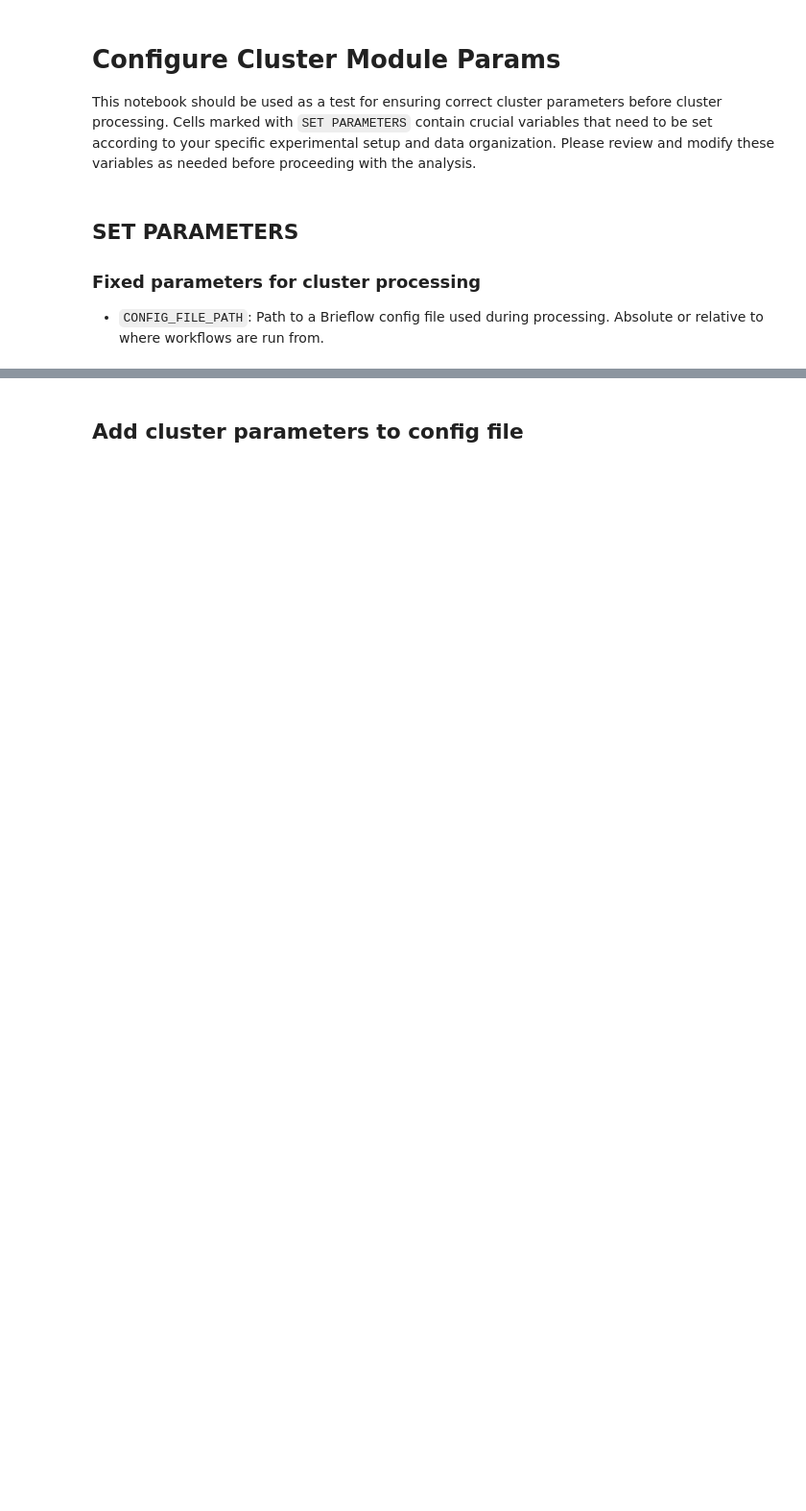
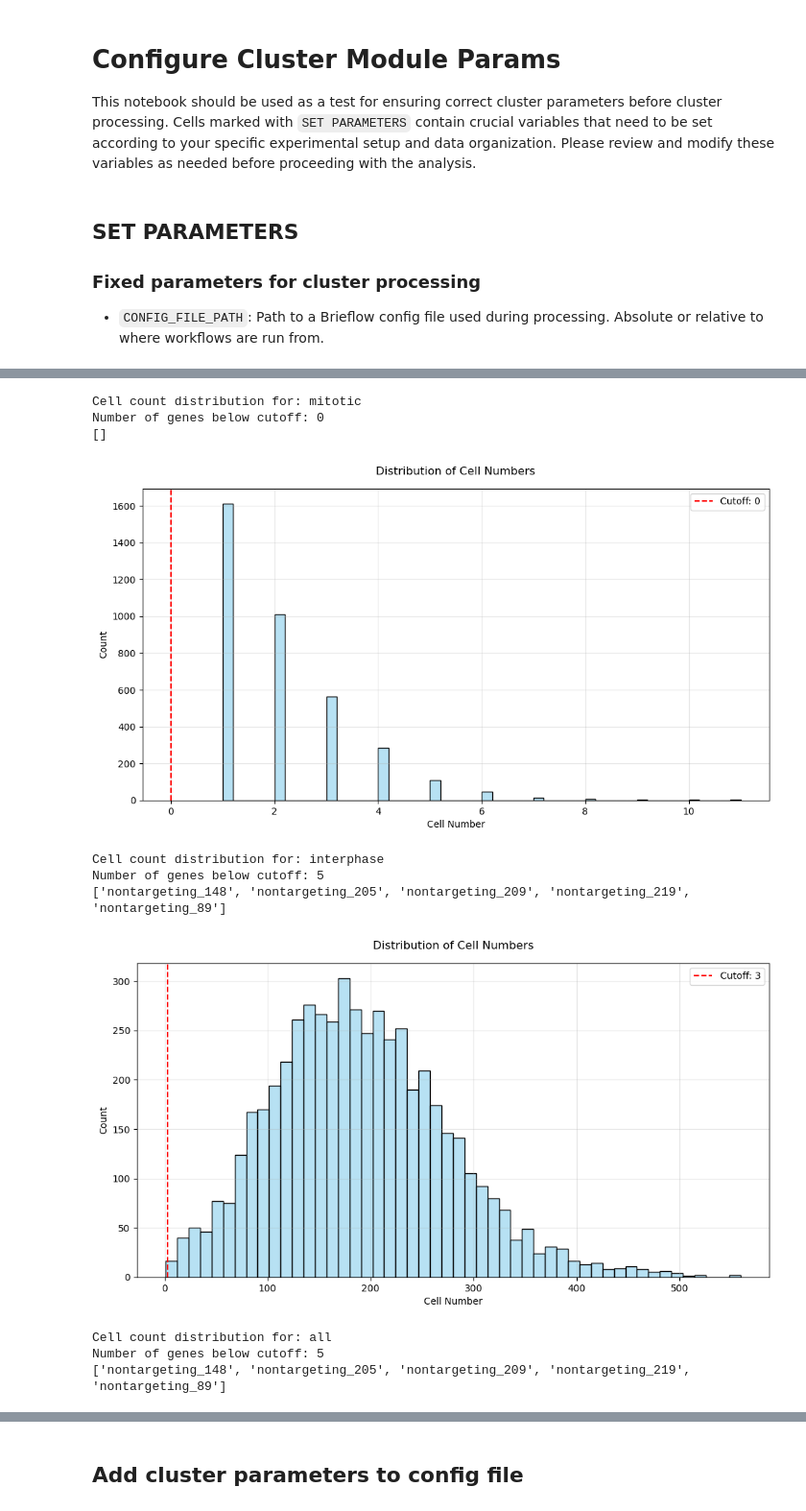
Before and after one commit to cheeseman-lab/brieflow, a Jupyter notebook: example_analysis/9.configure_cluster_params.ipynb, the cells around one changed output, grey strips where cells are left out. Shown at 96% size. Drawn from its saved outputs; the diff is of its cells as text; code cells hidden in the pictures; blank space fills up the shorter version.

```diff
--- a/example_analysis/9.configure_cluster_params.ipynb
+++ b/example_analysis/9.configure_cluster_params.ipynb
@@ -26,0 +63,25 @@ with open(CONFIG_FILE_PATH, "r") as config_file:
+# %%
+for dataset_type, min_cell_cutoff in MIN_CELL_CUTOFFS.items():
+    # load and clean relevant dataset
+    gene_data_fp = (
+        ROOT_FP / "aggregate_process" / "tsvs" / f"{dataset_type}_gene_data.tsv"
+    )
+    gene_data = pd.read_csv(gene_data_fp, sep="\t")
+    cleaned_data = clean_and_validate(gene_data)
+
+    # show cell count distribution
+    print(f"Cell count distribution for: {dataset_type}")
+    plot_cell_histogram(cleaned_data, min_cell_cutoff)
+    plt.show()
+# %% [output]
+Cell count distribution for: mitotic
+Number of genes below cutoff: 0
+[]
+[figure, added]
+Cell count distribution for: interphase
+Number of genes below cutoff: 5
+['nontargeting_148', 'nontargeting_205', 'nontargeting_209', 'nontargeting_219', 'nontargeting_89']
+[figure, added]
+Cell count distribution for: all
+Number of genes below cutoff: 5
+['nontargeting_148', 'nontargeting_205', 'nontargeting_209', 'nontargeting_219', 'nontargeting_89']
```
Also changed, not shown: parts of 20 cells of this notebook, 10 other files.
